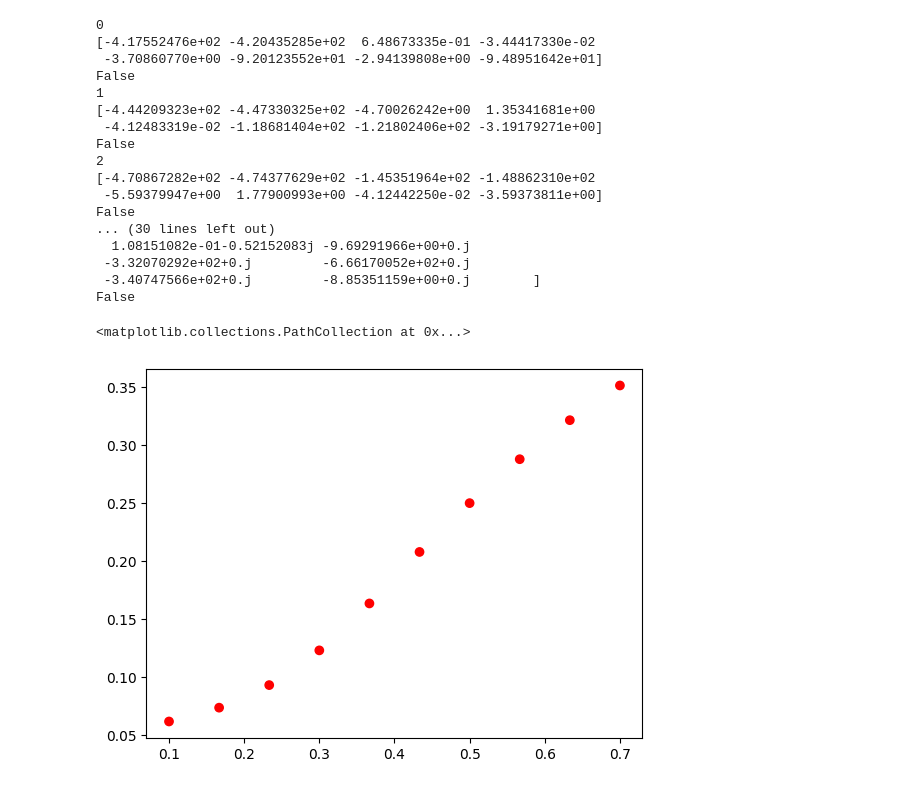
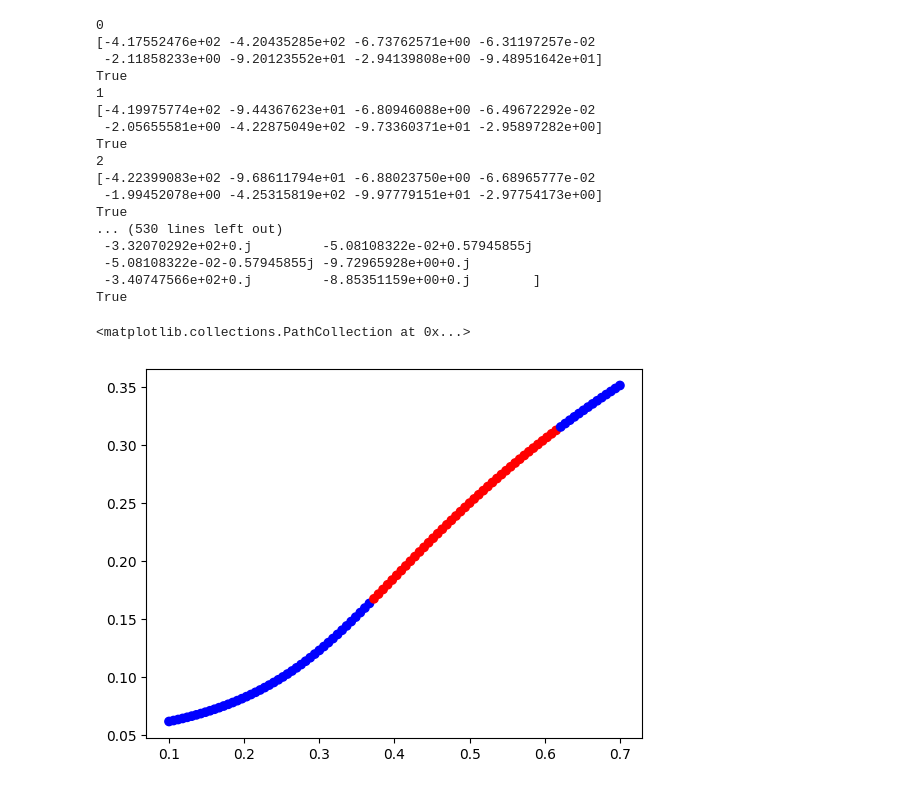
Before and after one commit to pupueys/MATH3888, a Jupyter notebook: project/Kevin_YoungKiezer/DeYoungKeizer.ipynb, the cells around one changed output. Saved outputs shown, nothing was run; the diff lists cells and outputs as text; code cells hidden in the pictures.

```diff
--- a/project/Kevin_YoungKiezer/DeYoungKeizer.ipynb
+++ b/project/Kevin_YoungKiezer/DeYoungKeizer.ipynb
@@ -65,10 +65,16 @@ def deyoungkeizerode(t, x, P):
 
     return [dCdt(C, x110), dx000dt, dx001dt, dx010dt, dx011dt, dx100dt, dx101dt, dx110dt]
 
-P = 0.7
+P = 0.2
 t_span = [0, 200]
-y0 = [1.4, 1, 0, 0, 0, 0, 0, 0]
+y0 = [0.14, 1, 0, 0, 0, 0, 0, 0]
 sol = solve_ivp(deyoungkeizerode, t_span, y0, args=(P,), max_step=0.1, rtol=1e-6, atol=1e-8)
 plt.plot(sol.t, sol.y[0])
-print(', '.join(list(map(str, sol.y[:, -1]))))
+# for i in range(8):
+#     plt.plot(sol.t, sol.y[i])
+plt.xlim(40, 140)
+plt.ylim(0, 0.6)
+plt.xlabel('Time (s)')
+plt.ylabel('[Ca2+]')
+# print(', '.join(list(map(str, sol.y[:, -1]))))
 # %% [output]
@@ -185,46 +192,49 @@ def jacobian(state, P):
 # %%
+import scipy.differentiate
+
 eps = 1e-10
-n_points = 10
+n_points = 100
 Ps = np.linspace(0.1, 0.7, n_points)
 stabilities = np.zeros_like(Ps)
 states = np.zeros((8, n_points))
 for i, P in enumerate(Ps):
     print(i)
     if i == 0:
         guess = [0.35153765614145677, 0.017867877002622323, 0.04345427064541731, 0.07628419849862714, 0.18552153610183472, 0.09621165265182983, 0.032242972065326996, 0.41076109991665005]
     else:
         guess = states[:, i - 1]
 
     new_state = find_steady_state(P, guess)
-    eigvals, eigvecs = np.linalg.eig(jacobian(new_state, P))
-    print(eigvals)
+    eigvals = np.linalg.eigvals(scipy.differentiate.jacobian(lambda x: deyoungkeizerode(0, x, P), new_state).df)
+    stable = max(eigvals) < eps
 
-    stable = max(eigvals) < eps
-    print(stable)
+    if not stable:
+        # Find Hopf points
+        pass
 
     states[:, i] = new_state
     stabilities[i] = stable
 
 colors = ['blue' if stable else 'red' for stable in stabilities]
 plt.scatter(Ps, states[0], c=colors)
 # plt.legend()
 # %% [output]
 0
-[-4.17552476e+02 -4.20435285e+02  6.48673335e-01 -3.44417330e-02
- -3.70860770e+00 -9.20123552e+01 -2.94139808e+00 -9.48951642e+01]
-False
+[-4.17552476e+02 -4.20435285e+02 -6.73762571e+00 -6.31197257e-02
+ -2.11858233e+00 -9.20123552e+01 -2.94139808e+00 -9.48951642e+01]
+True
 1
-[-4.44209323e+02 -4.47330325e+02 -4.70026242e+00  1.35341681e+00
- -4.12483319e-02 -1.18681404e+02 -1.21802406e+02 -3.19179271e+00]
-False
+[-4.19975774e+02 -9.44367623e+01 -6.80946088e+00 -6.49672292e-02
+ -2.05655581e+00 -4.22875049e+02 -9.73360371e+01 -2.95897282e+00]
+True
 2
-[-4.70867282e+02 -4.74377629e+02 -1.45351964e+02 -1.48862310e+02
- -5.59379947e+00  1.77900993e+00 -4.12442250e-02 -3.59373811e+00]
-False
-... (30 lines left out)
-  1.08151082e-01-0.52152083j -9.69291966e+00+0.j
- -3.32070292e+02+0.j         -6.66170052e+02+0.j
+[-4.22399083e+02 -9.68611794e+01 -6.88023750e+00 -6.68965777e-02
+ -1.99452078e+00 -4.25315819e+02 -9.97779151e+01 -2.97754173e+00]
+True
+... (530 lines left out)
+ -3.32070292e+02+0.j         -5.08108322e-02+0.57945855j
+ -5.08108322e-02-0.57945855j -9.72965928e+00+0.j
  -3.40747566e+02+0.j         -8.85351159e+00+0.j        ]
-False
+True
 <matplotlib.collections.PathCollection at 0x...>
-[figure, old version]
+[figure, new version]
```
Also changed, not shown: parts of 3 cells of this notebook, 1 other file.
